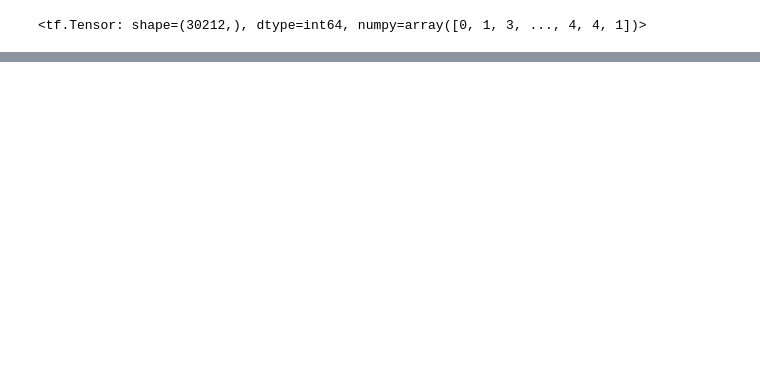
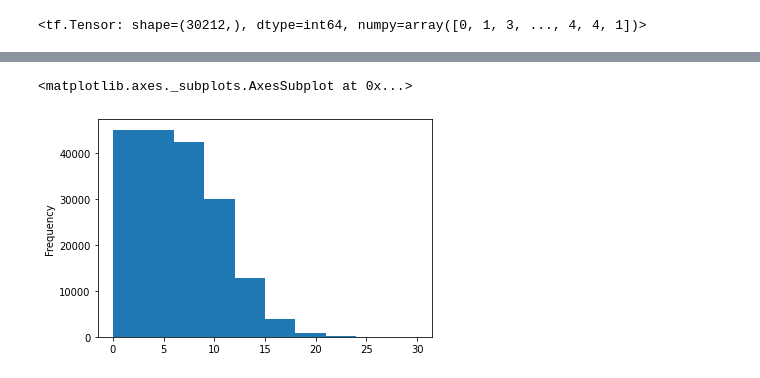
Before and after one commit to Kennedy87670/NLP, a Jupyter notebook: Skimlit_nlp.ipynb, the cells around one changed output, grey strips where cells are left out. Drawn from its saved outputs; the diff is of its cells as text; code cells hidden in the pictures; blank space fills up the shorter version.

```diff
--- a/Skimlit_nlp.ipynb
+++ b/Skimlit_nlp.ipynb
@@ -1124,0 +1161,7 @@ model_4_results
+# %%
+
+# check the distribution of line_number column
+train_df.line_number.plot.hist()
+# %% [output]
+<matplotlib.axes._subplots.AxesSubplot at 0x...>
+[figure, added]
```
Also changed, not shown: parts of 55 cells of this notebook.
